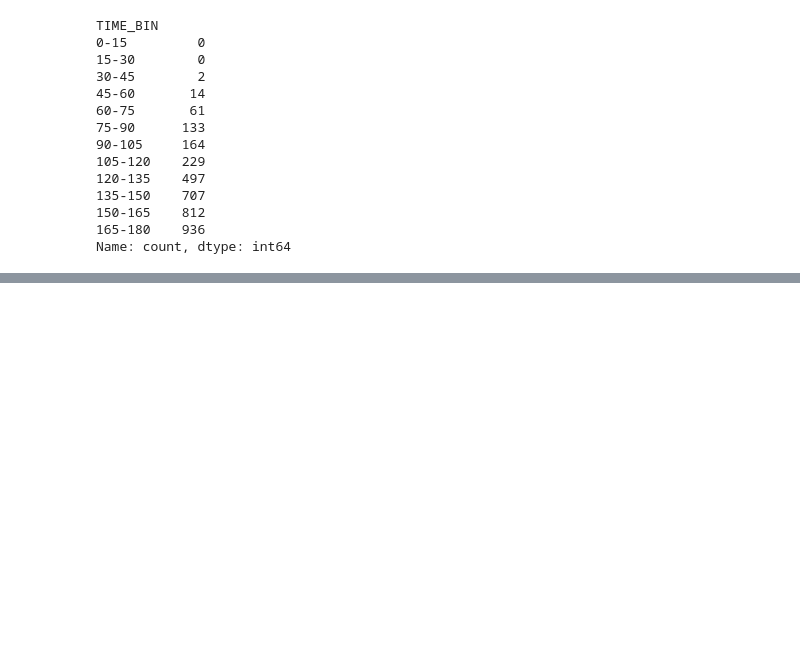
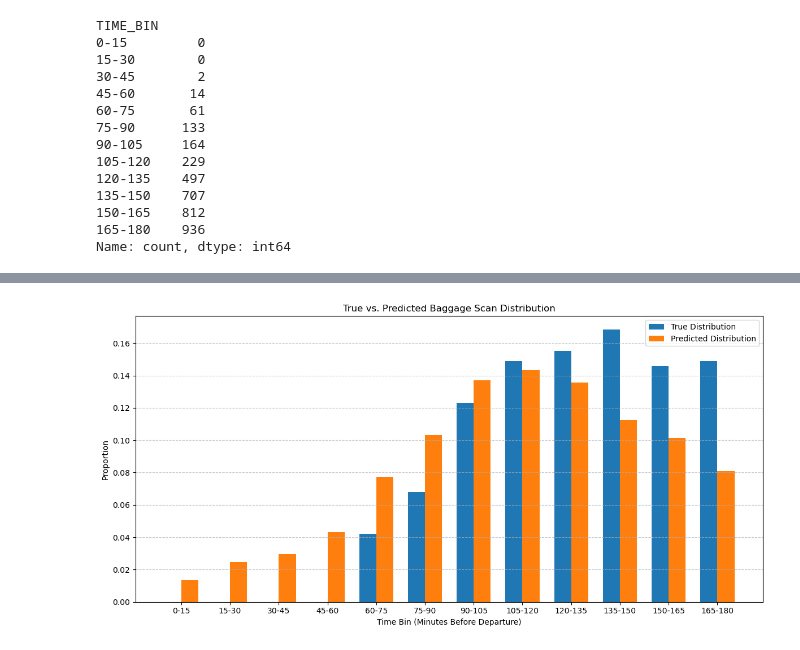
Before and after one commit to sashav26/AA2_EDSC, a Jupyter notebook: jackson/club.ipynb, the cells around one changed output, grey strips where cells are left out. Cells and saved outputs as stored; diff of their text form; code cells hidden in the pictures; blank space fills up the shorter version.

```diff
--- a/jackson/club.ipynb
+++ b/jackson/club.ipynb
@@ -539,0 +903,35 @@ Name: count, dtype: int64
+# %%
+import matplotlib.pyplot as plt
+import numpy as np
+
+# Define bin labels
+bin_labels = ["0-15", "15-30", "30-45", "45-60", "60-75",
+              "75-90", "90-105", "105-120", "120-135", "135-150",
+              "150-165", "165-180"]
+
+# True and predicted distributions (from your tensors)
+true_dist = np.array([0.0000, 0.0000, 0.0000, 0.0000, 0.0421, 0.0680, 0.1230, 0.1489, 0.1553,
+         0.1683, 0.1456, 0.1489])
+pred_dist = np.array([0.0136, 0.0246, 0.0297, 0.0433, 0.0774, 0.1032, 0.1372, 0.1434, 0.1357,
+         0.1127, 0.1013, 0.0807])
+
+# Create x-axis positions for the bins
+x = np.arange(len(bin_labels))
+width = 0.35  # width of the bars
+
+# Create the plot
+plt.figure(figsize=(12, 6))
+plt.bar(x - width/2, true_dist, width, label="True Distribution")
+plt.bar(x + width/2, pred_dist, width, label="Predicted Distribution")
+
+# Customize the plot
+plt.xticks(x, bin_labels)
+plt.xlabel("Time Bin (Minutes Before Departure)")
+plt.ylabel("Proportion")
+plt.title("True vs. Predicted Baggage Scan Distribution")
+plt.legend()
+plt.grid(axis='y', linestyle='--', alpha=0.7)
+plt.tight_layout()
+plt.show()
+# %% [output]
+[figure, added]
```
Also changed, not shown: parts of 20 cells of this notebook, 1 other file.
